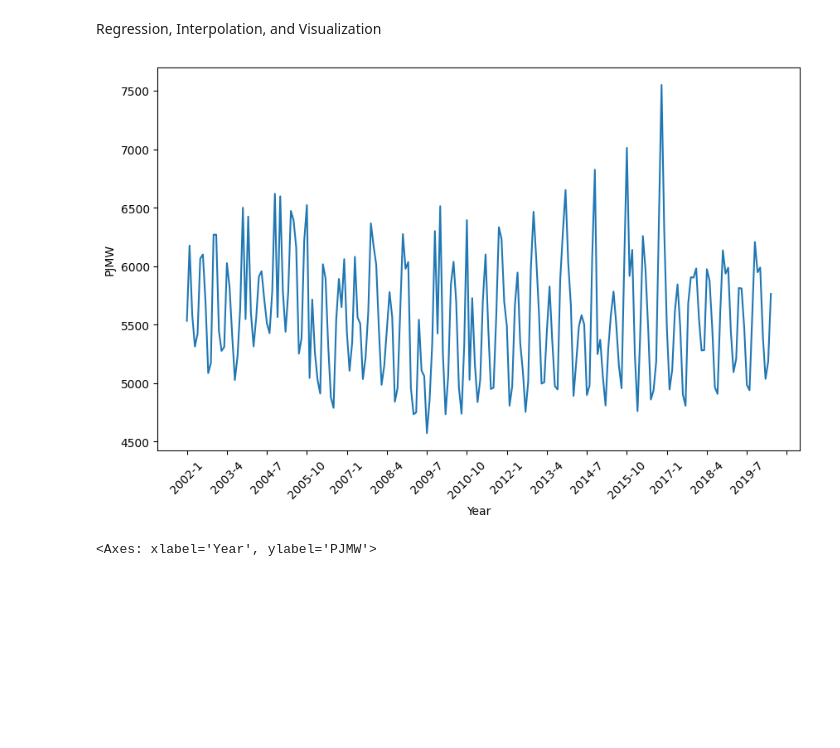
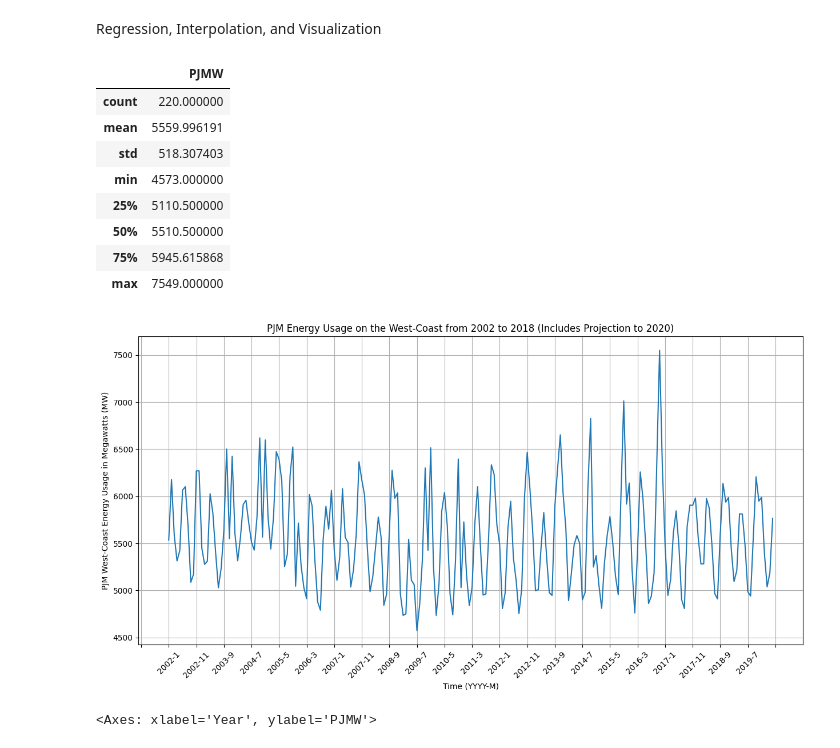
Before and after one commit to McSpillaro/Freelance-Portfolio, a Jupyter notebook: Projects/(c) PJM Energy/energyPredict.ipynb, the cells around one changed output. Saved outputs shown, nothing was run; the diff lists cells and outputs as text; code cells hidden in the pictures; blank space fills up the shorter version.

```diff
--- a/Projects/(c) PJM Energy/energyPredict.ipynb
+++ b/Projects/(c) PJM Energy/energyPredict.ipynb
@@ -227,23 +227,40 @@ x = np.array(years_months_list_strings)
 yr_m_v_pjmw = {'Year':x, 'PJMW':y}
 
 plot_yr_m_pjmw = pd.DataFrame(yr_m_v_pjmw) # creating dataframe from dictionary for plotting
+plot_yr_m_pjmw.describe()
+# %% [output]
+|  | PJMW |
+| count | 220.000000 |
+| mean | 5559.996191 |
+| std | 518.307403 |
+| min | 4573.000000 |
+| 25% | 5110.500000 |
+| 50% | 5510.500000 |
+| 75% | 5945.615868 |
+| max | 7549.000000 |
 # %%
-plt.figure(figsize=(10, 6))
+plt.figure(figsize=(15, 7)) # creating figure for plotting
 
-sns.lineplot(data=plot_yr_m_pjmw,
+sns.lineplot(data=plot_yr_m_pjmw, # lineplot of data
              x='Year',
              y='PJMW')
 
 # Set x-axis label format
 plt.xticks(rotation=45)  # Rotate x-axis labels for better readability
 
 # Set the number of ticks or specify the desired date range for x-axis labels
-plt.gca().xaxis.set_major_locator(plt.MaxNLocator(24))  # Set the maximum number of ticks to 5
+plt.gca().xaxis.set_major_locator(plt.MaxNLocator(30))  # Set the maximum number of ticks to indicated
+
+# Customizing plot
+plt.title('PJM Energy Usage on the West-Coast from 2002 to 2018 (Includes Projection to 2020)')
+plt.grid()
+plt.ylabel('PJM West-Coast Energy Usage in Megawatts (MW)')
+plt.xlabel('Time (YYYY-M)')
 
 # Show plot
 plt.show()
 # %% [output]
-[figure, old version]
+[figure, new version]
 # %%
 yy = np.concatenate(
     (avg_per_year, regr_avg_per_year),
```
